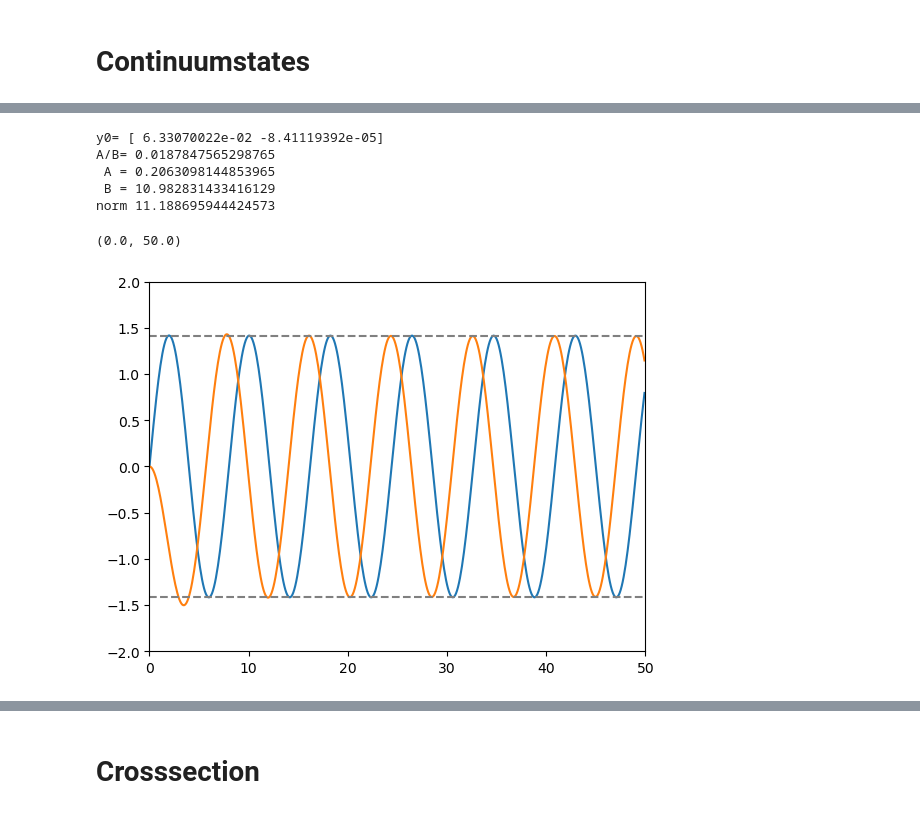
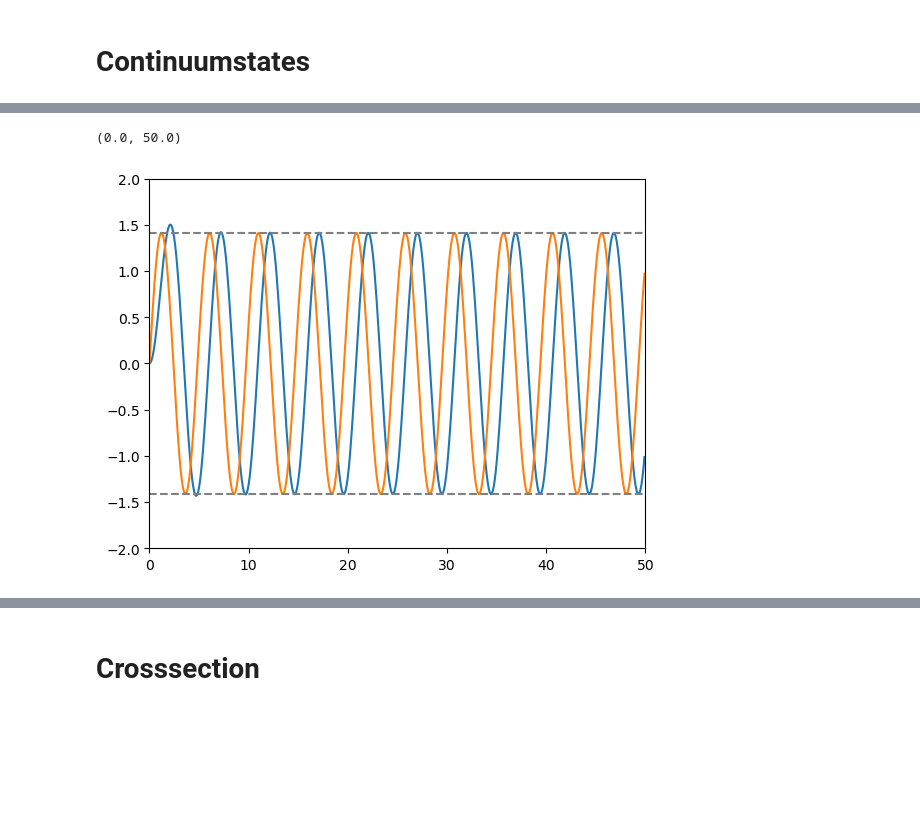
Before and after one commit to Partynumbers42/phasr, a Jupyter notebook: Example.ipynb, the cells around one changed output, grey strips where cells are left out. Drawn from its saved outputs; the diff is of its cells as text; code cells hidden in the pictures; blank space fills up the shorter version.

```diff
--- a/Example.ipynb
+++ b/Example.ipynb
@@ -206,2 +212,3 @@ cont_k.phase_difference
 # %%
-%timeit cont_k = phr.continuumstates(Al,kappa=-1,energy=150,lepton_mass=0)
+continuumstates_l1_Al27 = phr.continuumstates(nucleus_Al27,kappa=+1,energy=250)
+continuumstates_l1_Al27.solve_IVP()
@@ -292,19 +215,11 @@ cont.__dict__
-# %%
-cont.solve_IVP()
-# %% [output]
-y0= [ 6.33070022e-02 -8.41119392e-05]
-A/B= 0.0187847565298765
- A = 0.2063098144853965
- B = 10.982831433416129
-norm 11.188695944424573
 # %%
 r=np.arange(0,50,0.1)
-plt.plot(r,cont.wavefct_g(r))
-plt.plot(r,cont.wavefct_f(r))
+plt.plot(r,continuumstates_l1_Al27.wavefct_g(r))
+plt.plot(r,continuumstates_l1_Al27.wavefct_f(r))
 plt.plot(r,r*0+np.sqrt(2),color='gray',linestyle='--')
 plt.plot(r,r*0-np.sqrt(2),color='gray',linestyle='--')
 plt.ylim(-2,2)
 plt.xlim(0,50)
 # %% [output]
 (0.0, 50.0)
-[figure, old version]
+[figure, new version]
```
Also changed, not shown: parts of 148 cells of this notebook, 1 other file.
